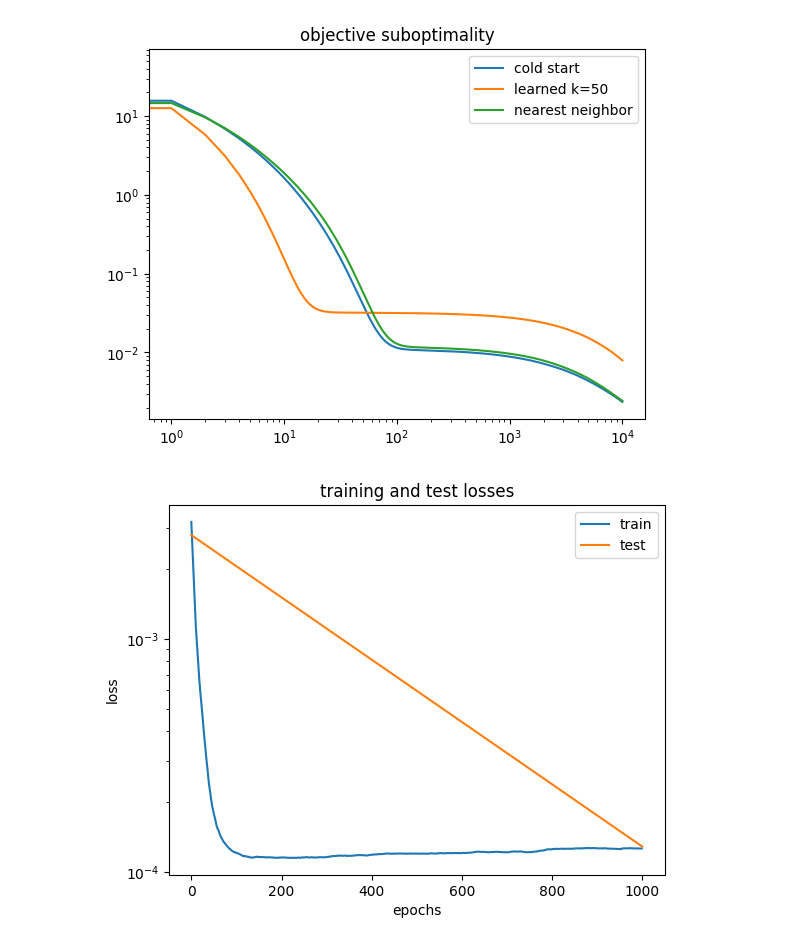
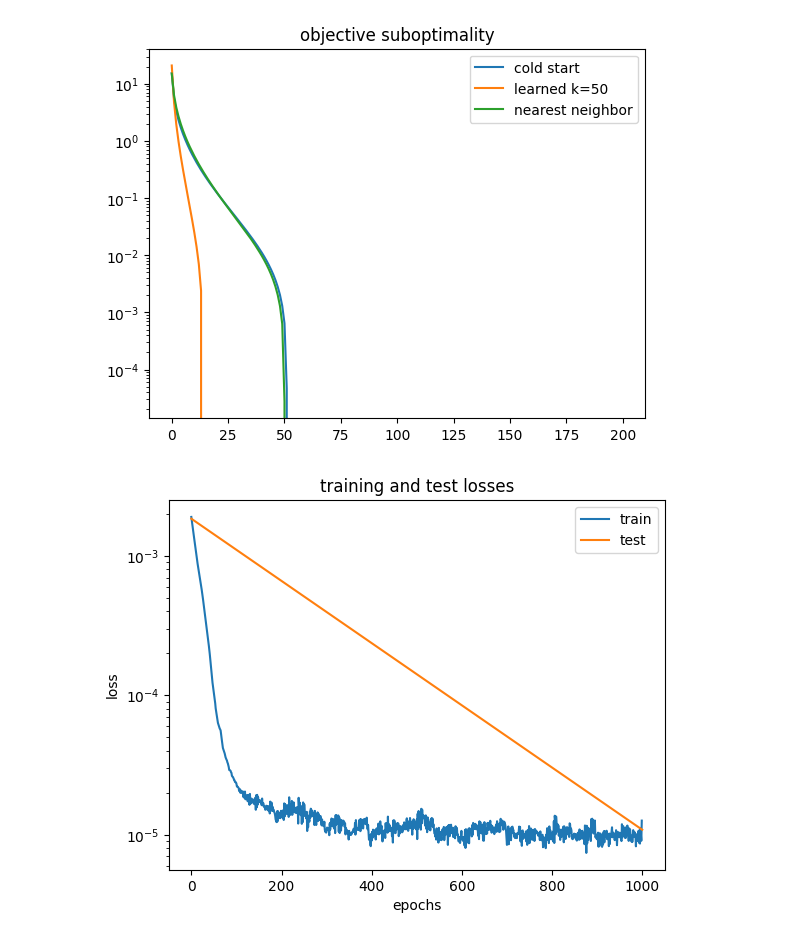
Before and after one commit to stellatogrp/l2ws, a Jupyter notebook: notebooks/ista_pd.ipynb, the cells around one changed output. Drawn from its saved outputs; the diff is of its cells as text; code cells hidden in the pictures.

```diff
--- a/notebooks/ista_pd.ipynb
+++ b/notebooks/ista_pd.ipynb
@@ -30,11 +34,11 @@ from l2ws.utils.nn_utils import get_nearest_neighbors
 N_train = 100
 N_test = 20
 N = N_train + N_test
-m, n = 50, 100
+m, n = 50, 25
 A = jnp.array(np.random.normal(size=(m, n)))
 b_mat = jnp.array(np.random.normal(size=(N, m)))
 # b_mat = generate_b_mat(A, N)
-k = 10000
+k = 200
 z0 = jnp.zeros(n)
 lambd = .005
 evals, evecs = jnp.linalg.eigh(A.T @ A)
@@ -144,7 +162,7 @@ plt.plot(init_test_losses, label='cold start')
 plt.plot(final_test_losses, label=f"learned k={train_unrolls}")
 plt.plot(nn_losses, label='nearest neighbor')
 plt.yscale('log')
-plt.xscale('log')
+# plt.xscale('log')
 plt.title('fixed point residuals')
 plt.legend()
 plt.show()
@@ -153,7 +171,7 @@ plt.plot(init_rel_objs, label='cold start')
 plt.plot(final_rel_objs, label=f"learned k={train_unrolls}")
 plt.plot(nn_rel_objs, label='nearest neighbor')
 plt.yscale('log')
-plt.xscale('log')
+# plt.xscale('log')
 plt.title('objective suboptimality')
 plt.legend()
 plt.show()
@@ -173,2 +191,2 @@ plt.show()
-[figure, old version]
+[figure, new version]
-[figure, old version]
+[figure, new version]
```
Also changed, not shown: parts of 5 cells of this notebook, 8 other files.
